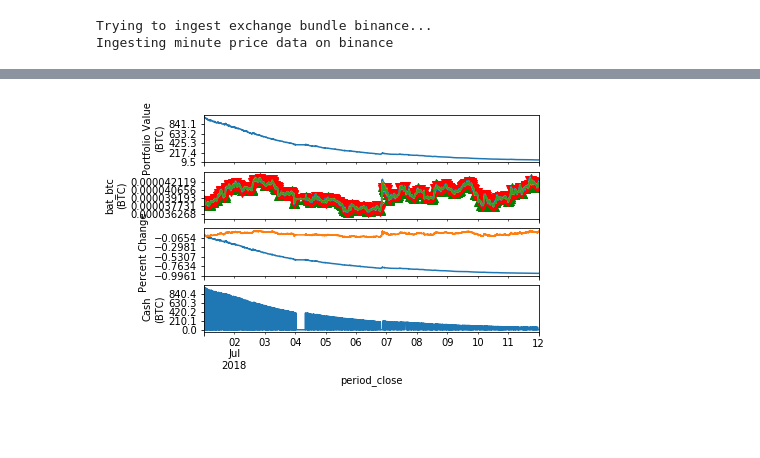
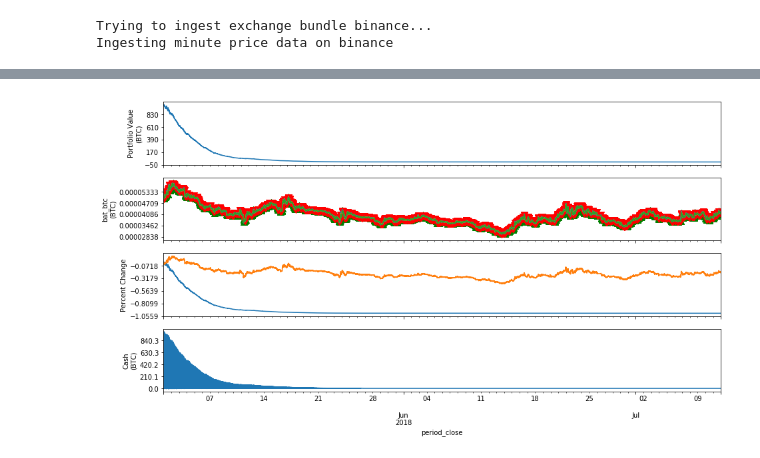
Before and after one commit to Kanbc/crypto-analysis, a Jupyter notebook: notebook/catalyst_bot.ipynb, the cells around one changed output, grey strips where cells are left out. Saved outputs shown, nothing was run; the diff lists cells and outputs as text; code cells hidden in the pictures; blank space fills up the shorter version.

```diff
--- a/notebook/catalyst_bot.ipynb
+++ b/notebook/catalyst_bot.ipynb
@@ -130,6 +130,7 @@ def analyze(context, perf):
     exchange = list(context.exchanges.values())[0]
     quote_currency = exchange.quote_currency.upper()
 
+    plt.figure(figsize = (15,8))
     # First chart: Plot portfolio value using quote_currency
     ax1 = plt.subplot(411)
     perf.loc[:, ['portfolio_value']].plot(ax=ax1)
@@ -202,7 +203,7 @@ if __name__ == '__main__':
             exchange_name='binance',
             algo_namespace=NAMESPACE,
             quote_currency='btc',
-            start=pd.to_datetime('2018-07-01', utc=True),
+            start=pd.to_datetime('2018-05-01', utc=True),
             end=pd.to_datetime('2018-07-11', utc=True),
         )
 # %% [output]
@@ -216 +217 @@ if __name__ == '__main__':
-[figure, old version]
+[figure, new version]
```
Also changed, not shown: parts of 1 cell of this notebook, 1 other file.
